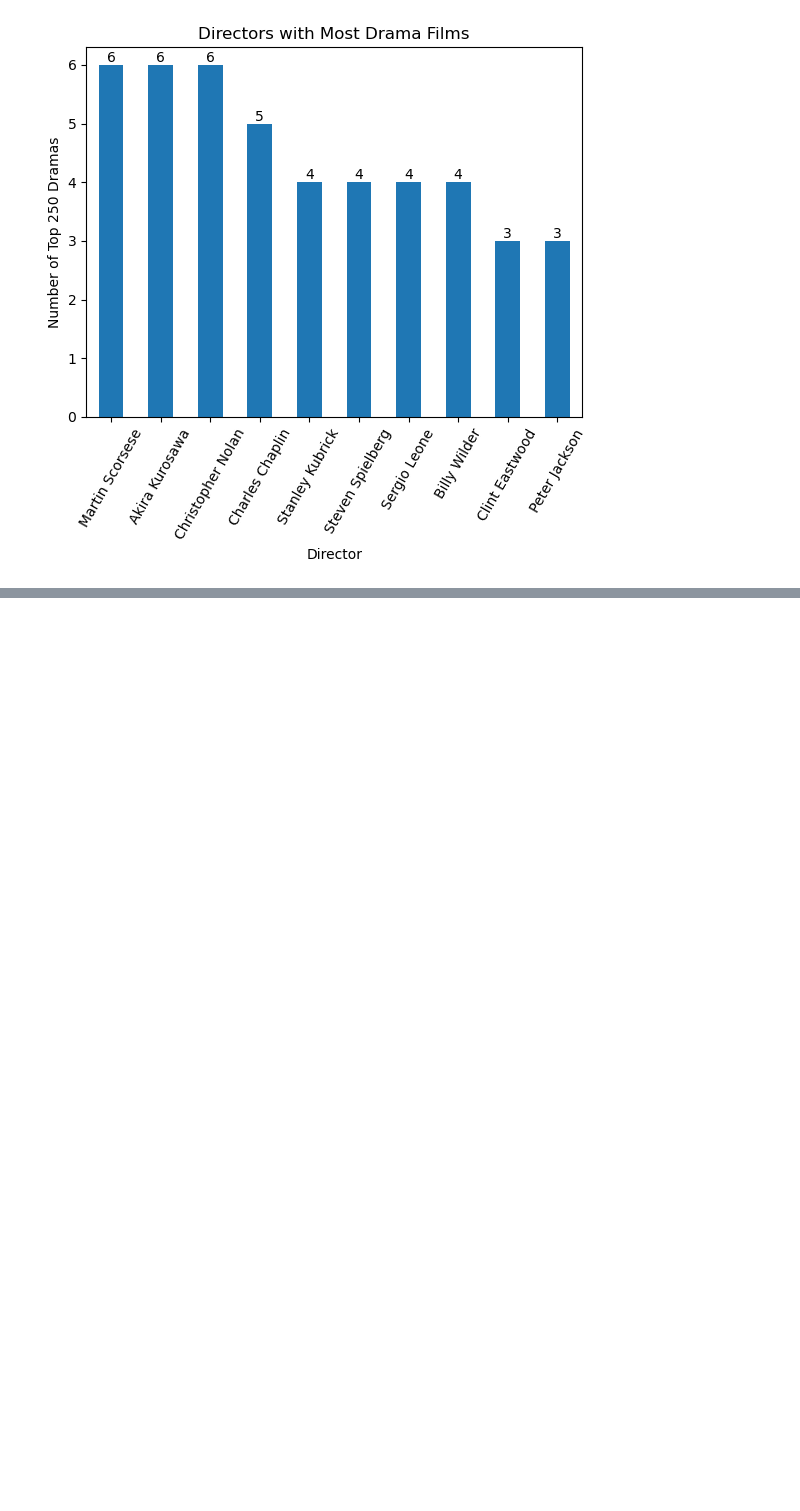
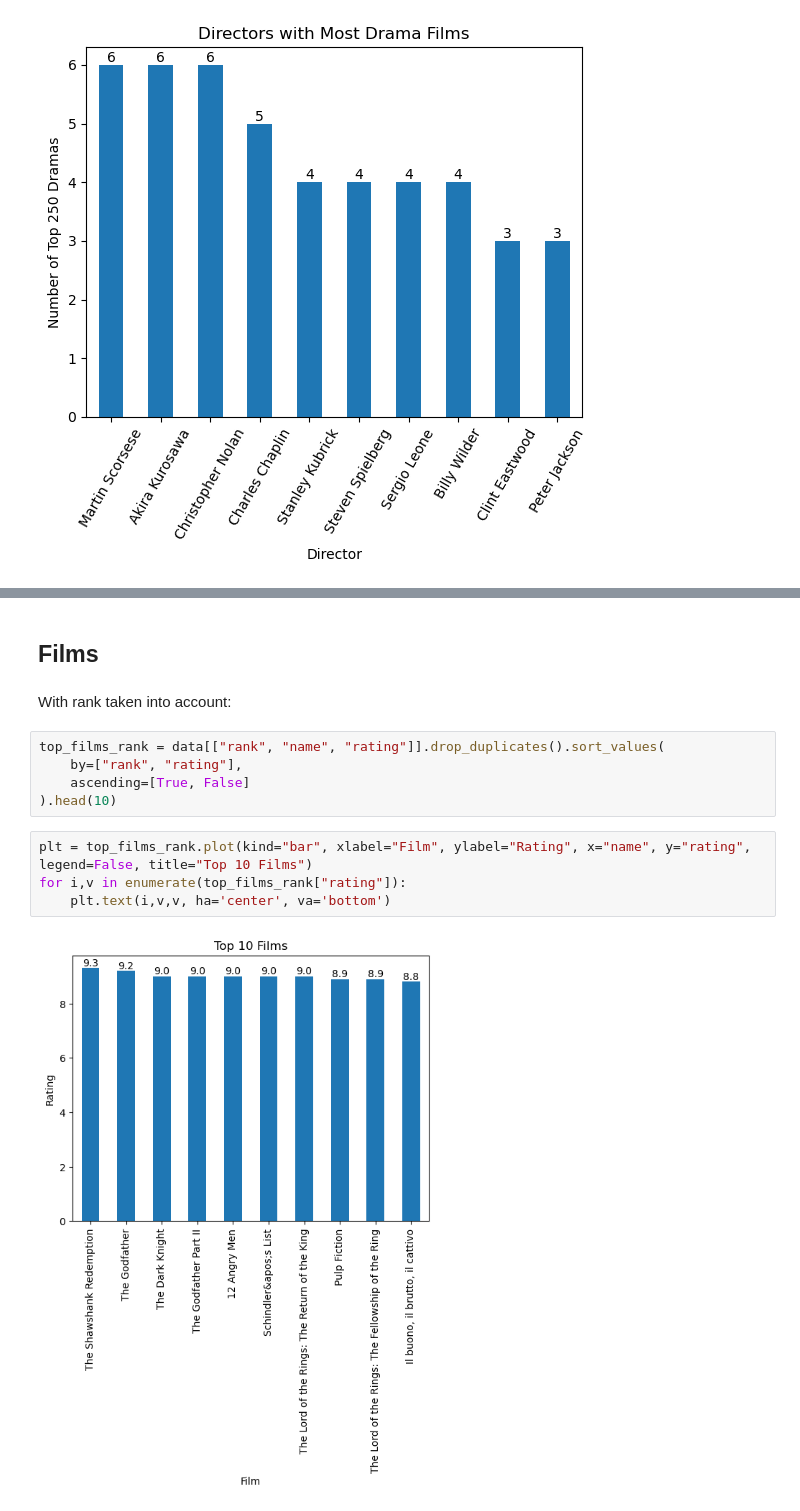
Before and after one commit to dmitkov28/notebooks, a Jupyter notebook: notebooks/ML/movies/imdb_eda.ipynb, the cells around one changed output, grey strips where cells are left out. Cells and saved outputs as stored; diff of their text form; blank space fills up the shorter version.

```diff
--- a/notebooks/ML/movies/imdb_eda.ipynb
+++ b/notebooks/ML/movies/imdb_eda.ipynb
@@ -142,0 +186,15 @@ for i, v in enumerate(top_drama_directors):
+# %% [markdown]
+## Films
+# %% [markdown]
+With rank taken into account:
+# %%
+top_films_rank = data[["rank", "name", "rating"]].drop_duplicates().sort_values(
+    by=["rank", "rating"],
+    ascending=[True, False]
+).head(10)
+# %%
+plt = top_films_rank.plot(kind="bar", xlabel="Film", ylabel="Rating", x="name", y="rating", legend=False, title="Top 10 Films")
+for i,v in enumerate(top_films_rank["rating"]):
+    plt.text(i,v,v, ha='center', va='bottom')
+# %% [output]
+[figure, added]
```
Also changed, not shown: parts of 26 cells of this notebook.
